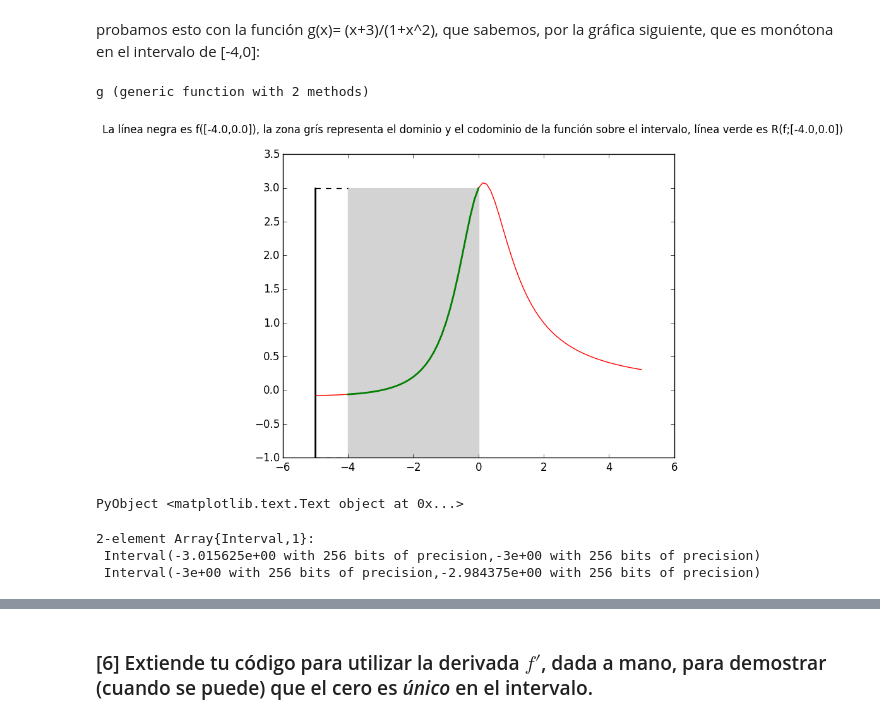
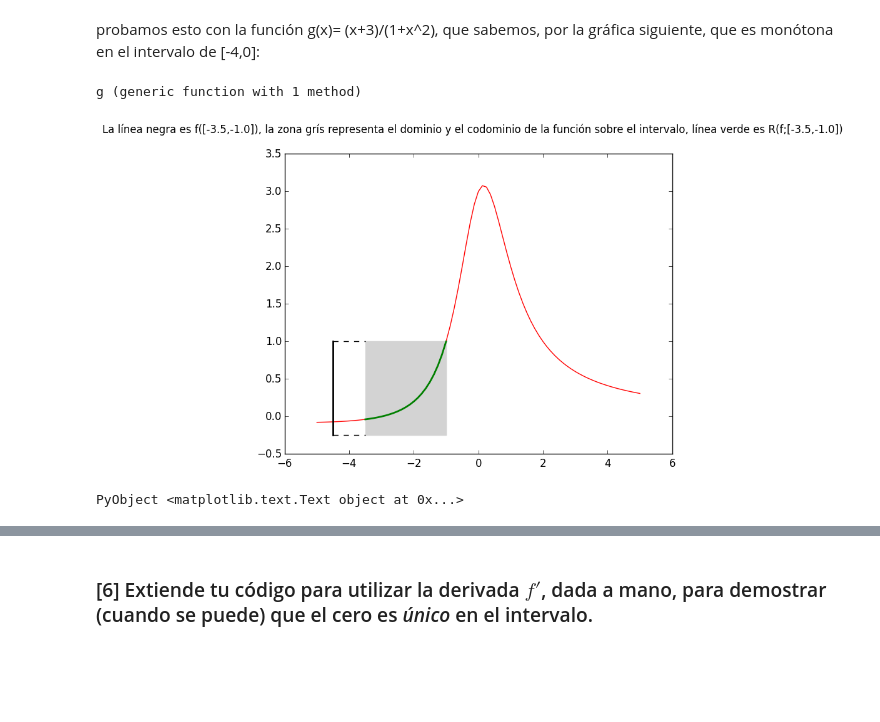
Before and after one commit to ealba/MetodosNumericosAvanzados, a Jupyter notebook: Respuestas del 8.ipynb, the cells around one changed output, grey strips where cells are left out. Cells and saved outputs as stored; diff of their text form; code cells hidden in the pictures; blank space fills up the shorter version.

```diff
--- a/Respuestas del 8.ipynb
+++ b/Respuestas del 8.ipynb
@@ -560,27 +562,18 @@ function findzeros(x::Interval,numbisecc::Integer,f::Function)
 end
 #end
 #ptos=find(a);
+# %%
+ x=Interval(-3.5,-1);
 # %% [markdown]
 probamos esto con la función g(x)= (x+3)/(1+x^2), que sabemos, por la gráfica siguiente, que es monótona en el intervalo de [-4,0]:
 # %%
-function  g(x::Interval)
-    (x+Interval(3))/(Interval(1)+x^2)
-end
-
 function  g(x)
         (x+3)/(1+x^2)
 end
 # %% [output]
-g (generic function with 2 methods)
+g (generic function with 1 method)
 # %%
-grafica1D(-4.0,0.0,g)
+grafica1D(-3.5,-1.0,g)
 # %% [output]
-[figure, old version]
+[figure, new version]
 PyObject <matplotlib.text.Text object at 0x...>
-# %%
-x=Interval(-4,0);
-findzeros(x,8,g)
-# %% [output]
-2-element Array{Interval,1}:
- Interval(-3.015625e+00 with 256 bits of precision,-3e+00 with 256 bits of precision)
- Interval(-3e+00 with 256 bits of precision,-2.984375e+00 with 256 bits of precision)
```
Also changed, not shown: parts of 23 cells of this notebook, 1 other file.
